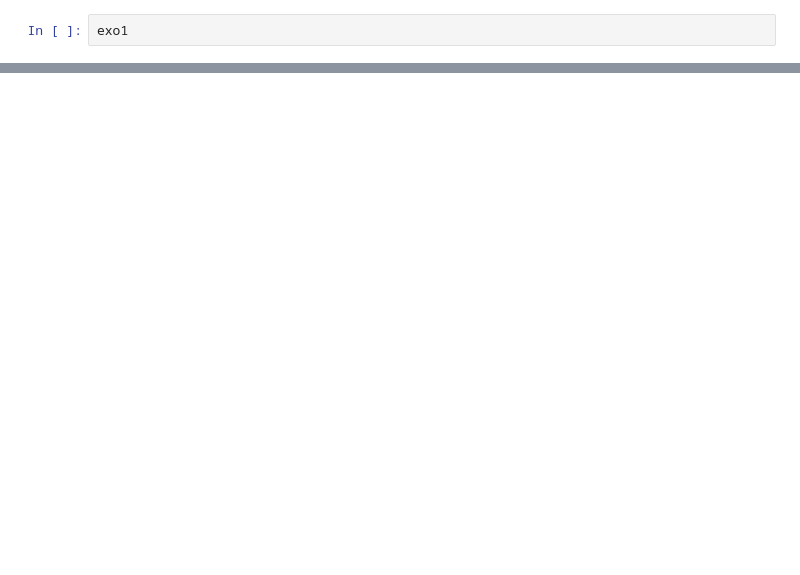
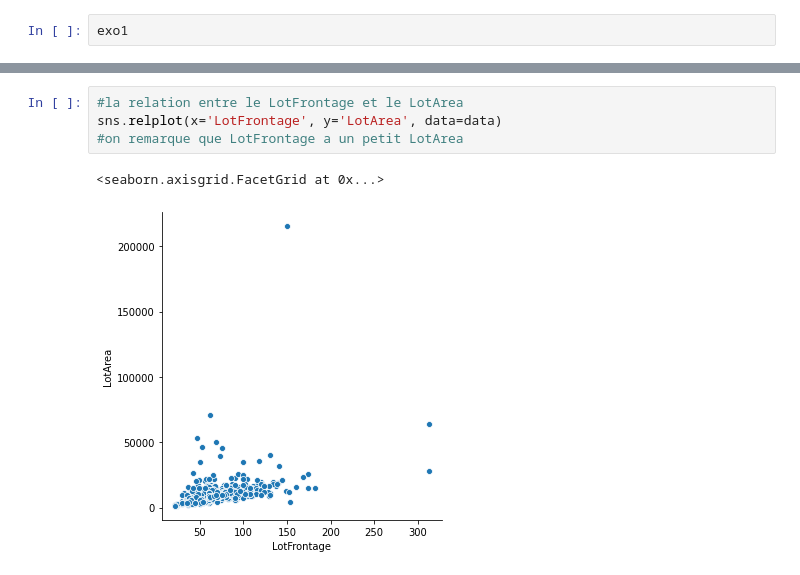
Before and after one commit to oulima/Python, a Jupyter notebook: exo1.ipynb, the cells around one changed output, grey strips where cells are left out. Drawn from its saved outputs; the diff is of its cells as text; blank space fills up the shorter version.

```diff
--- a/exo1.ipynb
+++ b/exo1.ipynb
@@ -24,0 +50,7 @@ data.describe()
+# %%
+#la relation entre le LotFrontage et le LotArea
+sns.relplot(x='LotFrontage', y='LotArea', data=data)
+#on remarque que LotFrontage a un petit LotArea
+# %% [output]
+<seaborn.axisgrid.FacetGrid at 0x...>
+[figure, added]
```
Also changed, not shown: parts of 5 cells of this notebook.
